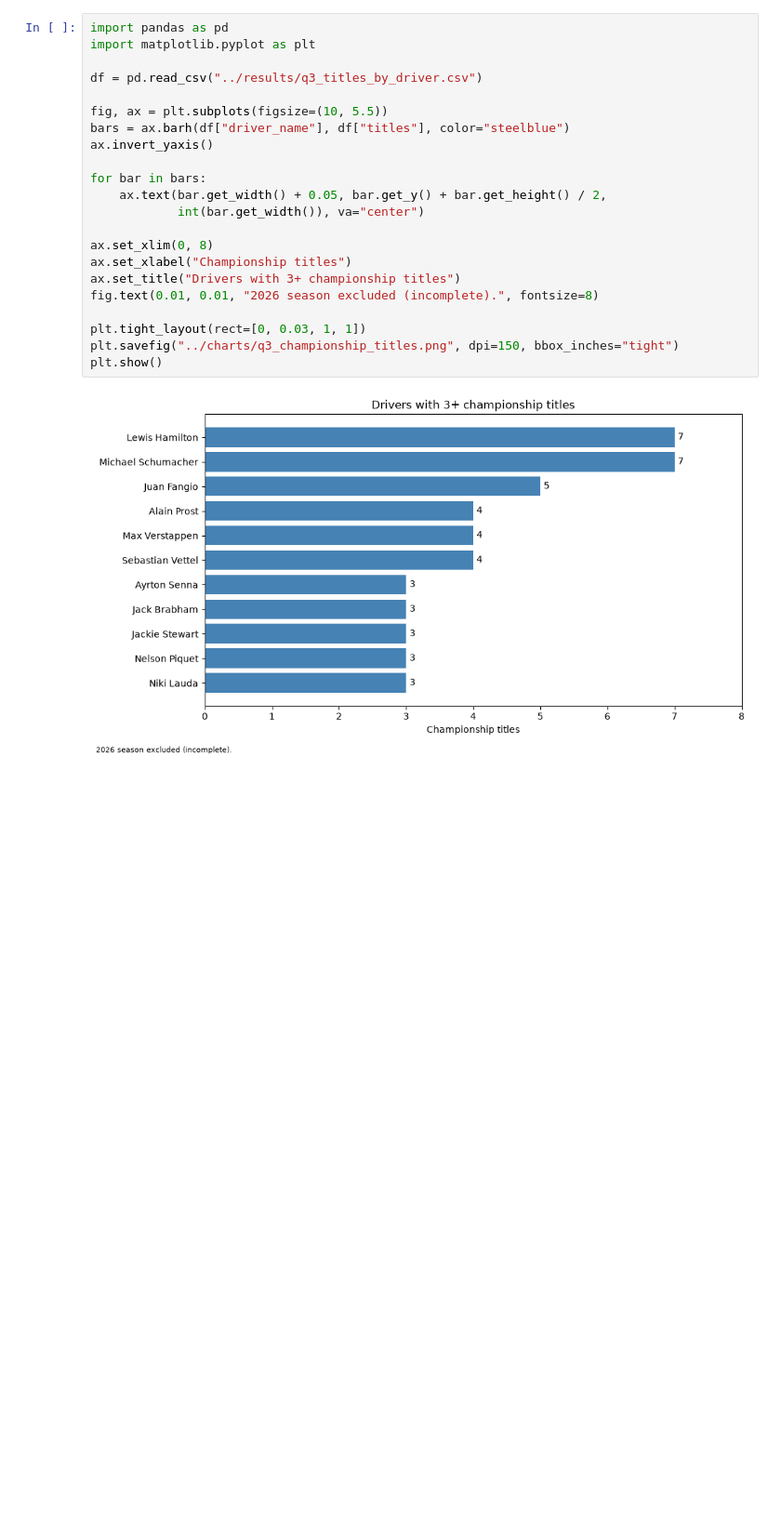
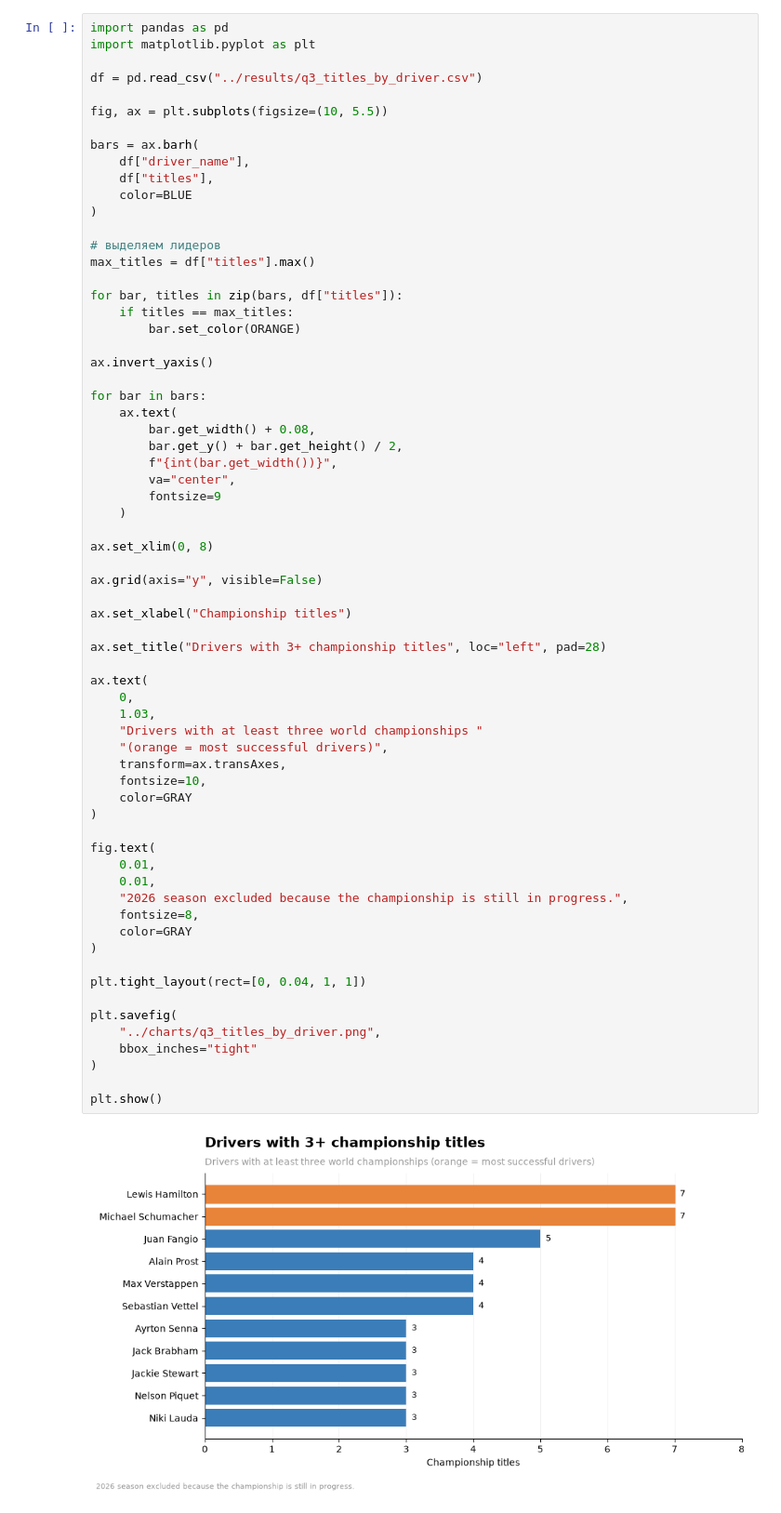
Before and after one commit to luvurgrace/f1-sql-analysis, a Jupyter notebook: notebooks/analysis.ipynb, the cells around one changed output. Shown at 93% size. Saved outputs shown, nothing was run; the diff lists cells and outputs as text; blank space fills up the shorter version.

```diff
--- a/notebooks/analysis.ipynb
+++ b/notebooks/analysis.ipynb
@@ -182,25 +152,69 @@ plt.show()
 # %%
 import pandas as pd
 import matplotlib.pyplot as plt
 
 df = pd.read_csv("../results/q3_titles_by_driver.csv")
 
 fig, ax = plt.subplots(figsize=(10, 5.5))
-bars = ax.barh(df["driver_name"], df["titles"], color="steelblue")
+
+bars = ax.barh(
+    df["driver_name"],
+    df["titles"],
+    color=BLUE
+)
+
+# выделяем лидеров
+max_titles = df["titles"].max()
+
+for bar, titles in zip(bars, df["titles"]):
+    if titles == max_titles:
+        bar.set_color(ORANGE)
+
 ax.invert_yaxis()
 
 for bar in bars:
-    ax.text(bar.get_width() + 0.05, bar.get_y() + bar.get_height() / 2,
-            int(bar.get_width()), va="center")
+    ax.text(
+        bar.get_width() + 0.08,
+        bar.get_y() + bar.get_height() / 2,
+        f"{int(bar.get_width())}",
+        va="center",
+        fontsize=9
+    )
 
 ax.set_xlim(0, 8)
+
+ax.grid(axis="y", visible=False)
+
 ax.set_xlabel("Championship titles")
-ax.set_title("Drivers with 3+ championship titles")
-fig.text(0.01, 0.01, "2026 season excluded (incomplete).", fontsize=8)
 
-plt.tight_layout(rect=[0, 0.03, 1, 1])
-plt.savefig("../charts/q3_championship_titles.png", dpi=150, bbox_inches="tight")
+ax.set_title("Drivers with 3+ championship titles", loc="left", pad=28)
+
+ax.text(
+    0,
+    1.03,
+    "Drivers with at least three world championships "
+    "(orange = most successful drivers)",
+    transform=ax.transAxes,
+    fontsize=10,
+    color=GRAY
+)
+
+fig.text(
+    0.01,
+    0.01,
+    "2026 season excluded because the championship is still in progress.",
+    fontsize=8,
+    color=GRAY
+)
+
+plt.tight_layout(rect=[0, 0.04, 1, 1])
+
+plt.savefig(
+    "../charts/q3_titles_by_driver.png",
+    bbox_inches="tight"
+)
+
 plt.show()
 # %% [output]
-[figure, old version]
+[figure, new version]
 # %%
```
Also changed, not shown: parts of 5 cells of this notebook, 8 other files.
